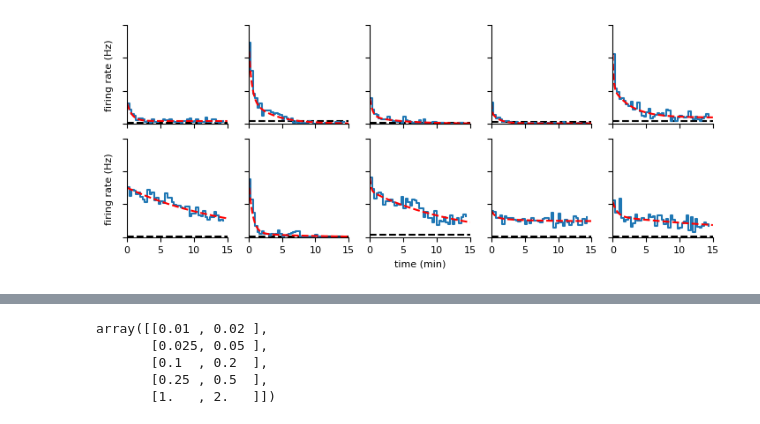
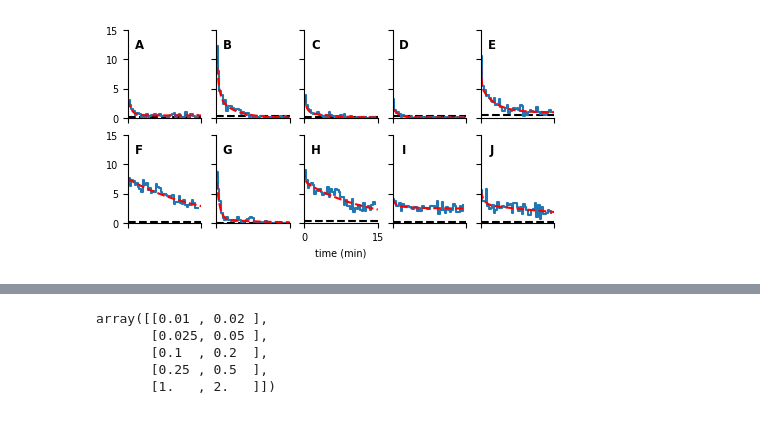
Before and after one commit to Tom83B/moth-duration-encoding, a Jupyter notebook: rebound.ipynb, the cells around one changed output, grey strips where cells are left out. Drawn from its saved outputs; the diff is of its cells as text; code cells hidden in the pictures.

Commit message:
rebound cleanup

```diff
--- a/rebound.ipynb
+++ b/rebound.ipynb
@@ -7,7 +7,7 @@ from scipy.stats import expon, geom
 import matplotlib.pyplot as plt
 from scipy.optimize import curve_fit
 
-from utils import despine_ax
+from utils import despine_ax, get_filenames
 from loaders import SpikeRecording
-plt.style.use('pcb')
+plt.style.use('jns')
 # %%
@@ -51,3 +47,7 @@ plt.savefig('img/rebound.png')
+# %%
+tgstn_files_10pg = get_filenames('data/tungsten recordings/rebound/10pg', contains='txt')
+tgstn_files_1ng = get_filenames('data/tungsten recordings/rebound/1ng', contains='txt')
+tgstn_files = tgstn_files_10pg + tgstn_files_1ng
 # %%
 def func(x, a1, b1, a2, b2, c):
     return a1*np.exp(-x/b1)+a2*np.exp(-x/b2)+c
@@ -85,41 +85,45 @@ def plot_rebound(axes):
         for key, p in zip(fitted_names, popt):
             params[-1][key] = p
 
         params[-1]['spont'] = spont
 
         ax.step(bins[:-1], counts, where='post')
 
         xx = np.linspace(0,900, 10000)
         ax.plot(xx, func(xx, *popt), linestyle='dashed', color='red', label=r'$a_1\exp(-t/\tau_1)+a_2\exp(-t/\tau_2)+c$')
         ax.set_ylim(0,15)
         ax.set_xlim(0,15*60)
 
-    axes[0,0].set_ylabel('firing rate (Hz)')
-    axes[1,0].set_ylabel('firing rate (Hz)')
     axes[1,2].set_xlabel('time (min)')
 
-    xticks = [0, 300, 600, 900]
+    xticks = [0, 900]
     for ax in axes.flat:
         ax.set_xticks(xticks)
         ax.set_xticklabels([])
+        ax.set_yticks([0, 5, 10, 15])
 
-    for ax in axes[1,:]:
-        ax.set_xticklabels([f'{xt / 60:.0f}' for xt in xticks])
 
     for ax in axes[:,1:].flat:
         ax.set_yticklabels([])
 
     return pd.DataFrame(params)
 
 
-fig, axes = plt.subplots(ncols=5, nrows=2, figsize=(7.2,3), sharex=True, sharey=True)
+fig, axes = plt.subplots(ncols=5, nrows=2, figsize=(5.5,2.5), sharey=True)
 
 params = plot_rebound(axes)
+axes[0,0].set_yticklabels([0, 5, 10, 15])
+axes[1,0].set_yticklabels([0, 5, 10, 15])
+axes[1,2].set_xticklabels([0, 15])
 
-plt.tight_layout()
+letters = ['A','B','C','D','E','F','G','H','I','J']
+
+for ax, l in zip(axes.flat, letters):
+    ax.set_title(l, x=0.15, y=0.7, fontweight='bold')
+
 # plt.savefig('img/rebound.png')
 # %% [output]
-[figure, old version]
+[figure, new version]
 # %%
 fig, axes = plt.subplots(ncols=2, figsize=(6,1.4))
 
```
Also changed, not shown: parts of 5 cells of this notebook.
